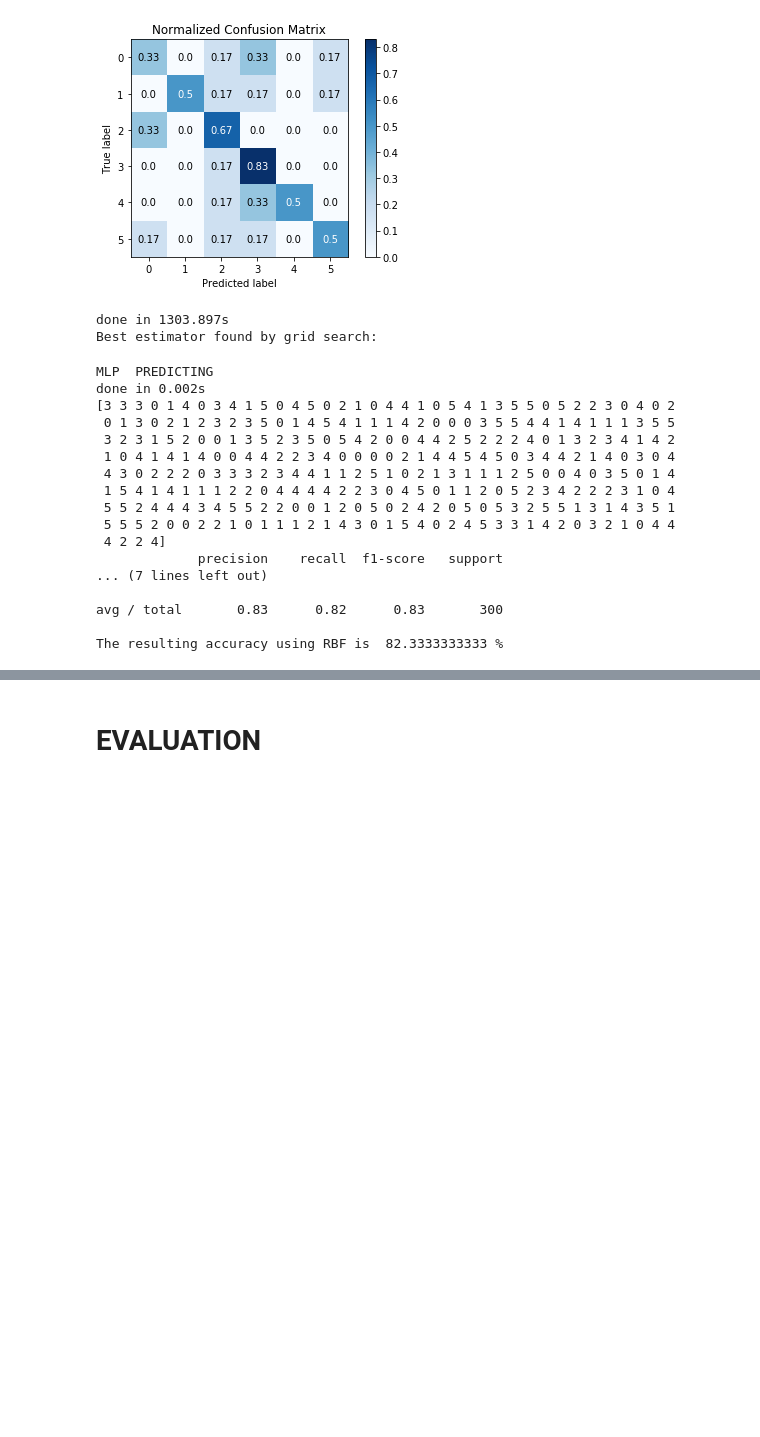
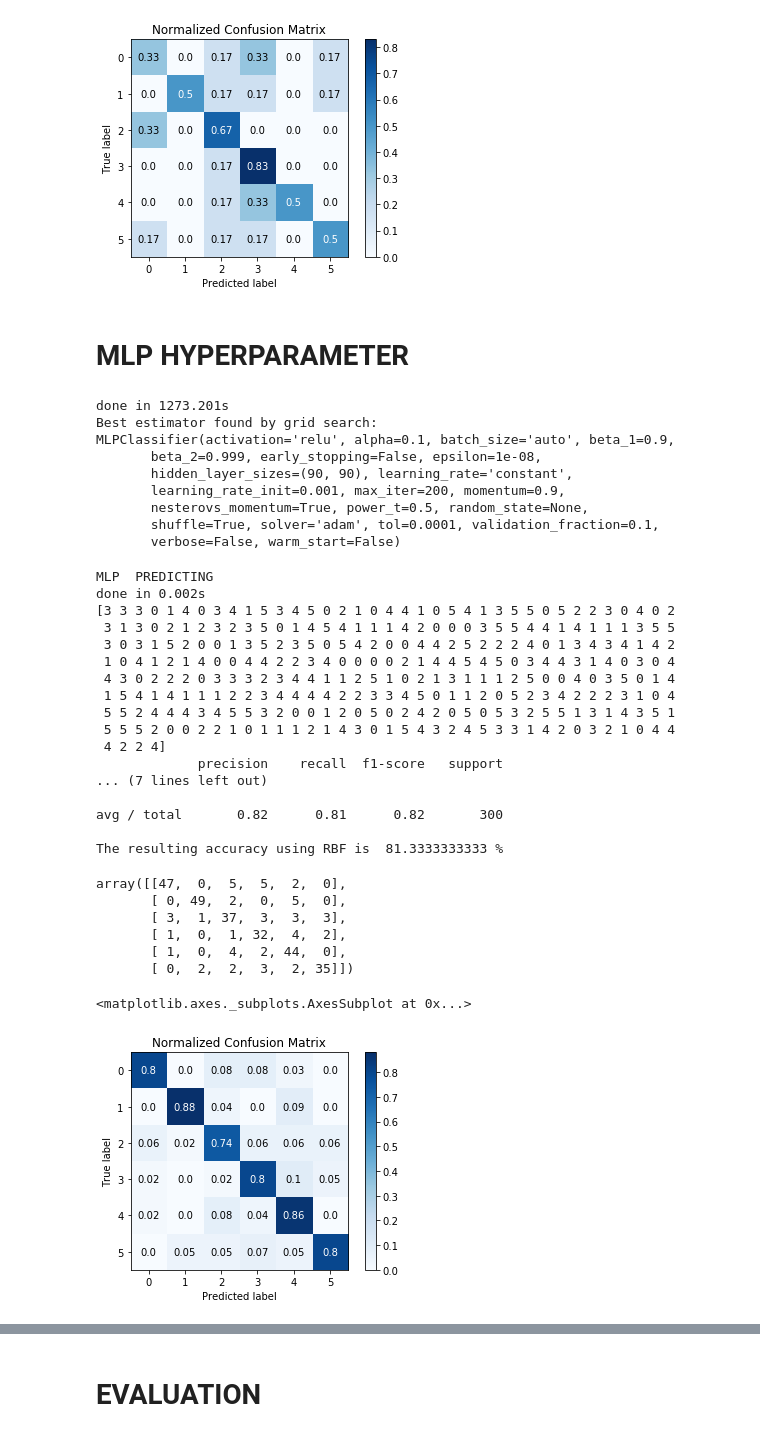
Before and after one commit to jbkalit/Sentiment-Analysis-Final-Project, a Jupyter notebook: Final Project.ipynb, the cells around one changed output, grey strips where cells are left out. Cells and saved outputs as stored; diff of their text form; code cells hidden in the pictures; blank space fills up the shorter version.

```diff
--- a/Final Project II.ipynb
+++ b/Final Project.ipynb
@@ -1113,6 +1195,8 @@ skplt.metrics.plot_confusion_matrix(data_sample.emotion,predicted_mlp, normalize
 # %% [output]
 <matplotlib.axes._subplots.AxesSubplot at 0x...>
 [figure]
+# %% [markdown]
+# MLP HYPERPARAMETER
 # %%
 t0 = time()
 param_grid_MLP = {'alpha': [0.01, 0.03, 0.04, 0.06, 0.09, 0.1, 0.3, 0.6, 1, 3, 6, 9, 10],
@@ -1121,10 +1205,17 @@ clf_MLP_hp = GridSearchCV(MLPClassifier(), param_grid_MLP)
 clf_MLP_hp = clf_MLP_hp.fit(X_train, y_train)
 print("done in %0.3fs" % (time() - t0))
 print("Best estimator found by grid search:")
-#print(clf_MLP.best_estimator_)
+print(clf_MLP_hp.best_estimator_)
 # %% [output]
-done in 1303.897s
+done in 1273.201s
 Best estimator found by grid search:
+MLPClassifier(activation='relu', alpha=0.1, batch_size='auto', beta_1=0.9,
+       beta_2=0.999, early_stopping=False, epsilon=1e-08,
+       hidden_layer_sizes=(90, 90), learning_rate='constant',
+       learning_rate_init=0.001, max_iter=200, momentum=0.9,
+       nesterovs_momentum=True, power_t=0.5, random_state=None,
+       shuffle=True, solver='adam', tol=0.0001, validation_fraction=0.1,
+       verbose=False, warm_start=False)
 # %%
 print("MLP  PREDICTING   ")
 t0 = time()
@@ -1135,22 +1226,37 @@ print y_pred_MLP
 #Print Evaluation (classification report)
 print(classification_report(y_test, y_pred_MLP))
 accuracy = accuracy_score(y_test, y_pred_MLP)
-print 'The resulting accuracy using RBF is ', (100 * accuracy), '%\n'
+print 'The resulting accuracy using MLP Hyperparameter is ', (100 * accuracy), '%\n'
 # %% [output]
 MLP  PREDICTING
 done in 0.002s
-[3 3 3 0 1 4 0 3 4 1 5 0 4 5 0 2 1 0 4 4 1 0 5 4 1 3 5 5 0 5 2 2 3 0 4 0 2
- 0 1 3 0 2 1 2 3 2 3 5 0 1 4 5 4 1 1 1 4 2 0 0 0 3 5 5 4 4 1 4 1 1 1 3 5 5
- 3 2 3 1 5 2 0 0 1 3 5 2 3 5 0 5 4 2 0 0 4 4 2 5 2 2 2 4 0 1 3 2 3 4 1 4 2
- 1 0 4 1 4 1 4 0 0 4 4 2 2 3 4 0 0 0 0 2 1 4 4 5 4 5 0 3 4 4 2 1 4 0 3 0 4
+[3 3 3 0 1 4 0 3 4 1 5 3 4 5 0 2 1 0 4 4 1 0 5 4 1 3 5 5 0 5 2 2 3 0 4 0 2
+ 3 1 3 0 2 1 2 3 2 3 5 0 1 4 5 4 1 1 1 4 2 0 0 0 3 5 5 4 4 1 4 1 1 1 3 5 5
+ 3 0 3 1 5 2 0 0 1 3 5 2 3 5 0 5 4 2 0 0 4 4 2 5 2 2 2 4 0 1 3 4 3 4 1 4 2
+ 1 0 4 1 2 1 4 0 0 4 4 2 2 3 4 0 0 0 0 2 1 4 4 5 4 5 0 3 4 4 3 1 4 0 3 0 4
  4 3 0 2 2 2 0 3 3 3 2 3 4 4 1 1 2 5 1 0 2 1 3 1 1 1 2 5 0 0 4 0 3 5 0 1 4
- 1 5 4 1 4 1 1 1 2 2 0 4 4 4 4 2 2 3 0 4 5 0 1 1 2 0 5 2 3 4 2 2 2 3 1 0 4
- 5 5 2 4 4 4 3 4 5 5 2 2 0 0 1 2 0 5 0 2 4 2 0 5 0 5 3 2 5 5 1 3 1 4 3 5 1
- 5 5 5 2 0 0 2 2 1 0 1 1 1 2 1 4 3 0 1 5 4 0 2 4 5 3 3 1 4 2 0 3 2 1 0 4 4
+ 1 5 4 1 4 1 1 1 2 2 3 4 4 4 4 2 2 3 3 4 5 0 1 1 2 0 5 2 3 4 2 2 2 3 1 0 4
+ 5 5 2 4 4 4 3 4 5 5 3 2 0 0 1 2 0 5 0 2 4 2 0 5 0 5 3 2 5 5 1 3 1 4 3 5 1
+ 5 5 5 2 0 0 2 2 1 0 1 1 1 2 1 4 3 0 1 5 4 3 2 4 5 3 3 1 4 2 0 3 2 1 0 4 4
  4 2 2 4]
              precision    recall  f1-score   support
 ... (7 lines left out)
 
-avg / total       0.83      0.82      0.83       300
+avg / total       0.82      0.81      0.82       300
 
-The resulting accuracy using RBF is  82.3333333333 %
+The resulting accuracy using RBF is  81.3333333333 %
+# %%
+confusion_matrix(y_test, y_pred_MLP)
+# %% [output]
+array([[47,  0,  5,  5,  2,  0],
+       [ 0, 49,  2,  0,  5,  0],
+       [ 3,  1, 37,  3,  3,  3],
+       [ 1,  0,  1, 32,  4,  2],
+       [ 1,  0,  4,  2, 44,  0],
+       [ 0,  2,  2,  3,  2, 35]])
+# %%
+import scikitplot as skplt
+skplt.metrics.plot_confusion_matrix(y_test, y_pred_MLP, normalize=True)
+# %% [output]
+<matplotlib.axes._subplots.AxesSubplot at 0x...>
+[figure, added]
```
Also changed, not shown: parts of 47 cells of this notebook.
